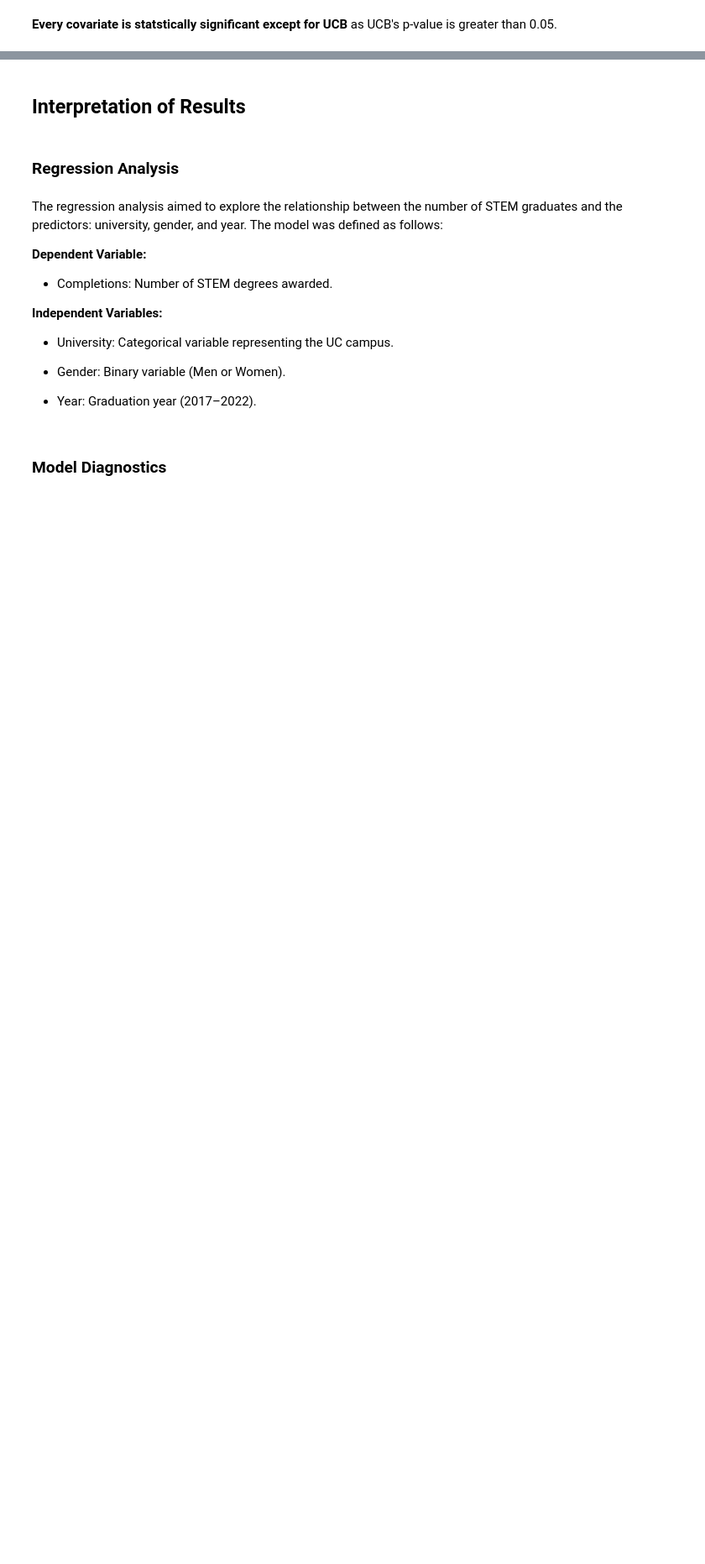
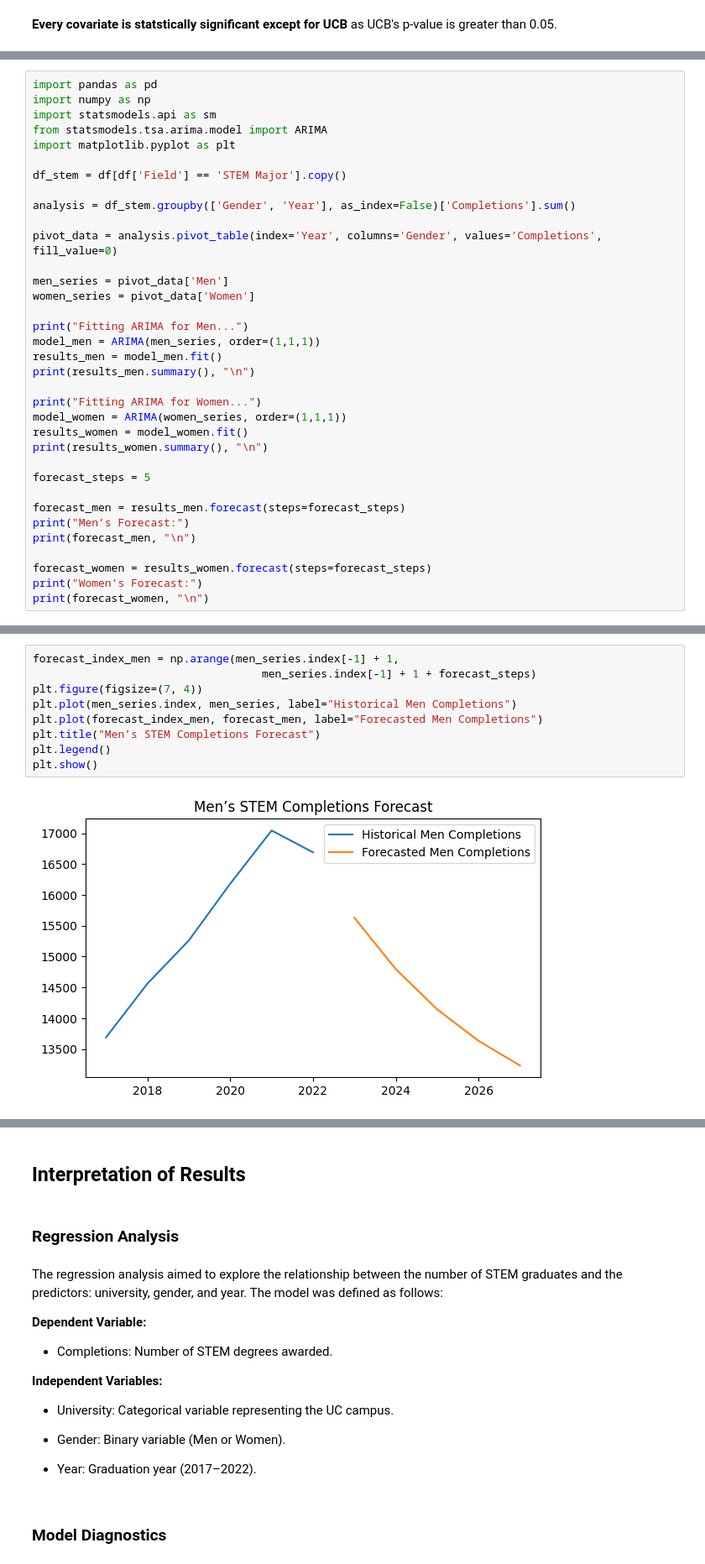
Before and after one commit to amelialei/UC-CS-Analysis, a Jupyter notebook: MATH189_final_project.ipynb, the cells around one changed output, grey strips where cells are left out. Shown at 84% size. Saved outputs shown, nothing was run; the diff lists cells and outputs as text; blank space fills up the shorter version.

Commit message:
added ARIMA forecasting

```diff
--- a/MATH189_final_project.ipynb
+++ b/MATH189_final_project.ipynb
@@ -791,0 +818,35 @@ strong multicollinearity or other numerical problems.
+# %%
+import pandas as pd
+import numpy as np
+import statsmodels.api as sm
+from statsmodels.tsa.arima.model import ARIMA
+import matplotlib.pyplot as plt
+
+df_stem = df[df['Field'] == 'STEM Major'].copy()
+
+analysis = df_stem.groupby(['Gender', 'Year'], as_index=False)['Completions'].sum()
+
+pivot_data = analysis.pivot_table(index='Year', columns='Gender', values='Completions', fill_value=0)
+
+men_series = pivot_data['Men']
+women_series = pivot_data['Women']
+
+print("Fitting ARIMA for Men...")
+model_men = ARIMA(men_series, order=(1,1,1))
+results_men = model_men.fit()
+print(results_men.summary(), "\n")
+
+print("Fitting ARIMA for Women...")
+model_women = ARIMA(women_series, order=(1,1,1))
+results_women = model_women.fit()
+print(results_women.summary(), "\n")
+
+forecast_steps = 5
+
+forecast_men = results_men.forecast(steps=forecast_steps)
+print("Men’s Forecast:")
+print(forecast_men, "\n")
+
+forecast_women = results_women.forecast(steps=forecast_steps)
+print("Women’s Forecast:")
+print(forecast_women, "\n")
@@ -791,0 +872,11 @@ strong multicollinearity or other numerical problems.
+# %%
+forecast_index_men = np.arange(men_series.index[-1] + 1,
+                                   men_series.index[-1] + 1 + forecast_steps)
+plt.figure(figsize=(7, 4))
+plt.plot(men_series.index, men_series, label="Historical Men Completions")
+plt.plot(forecast_index_men, forecast_men, label="Forecasted Men Completions")
+plt.title("Men’s STEM Completions Forecast")
+plt.legend()
+plt.show()
+# %% [output]
+[figure, added]
```
Also changed, not shown: parts of 13 cells of this notebook.
